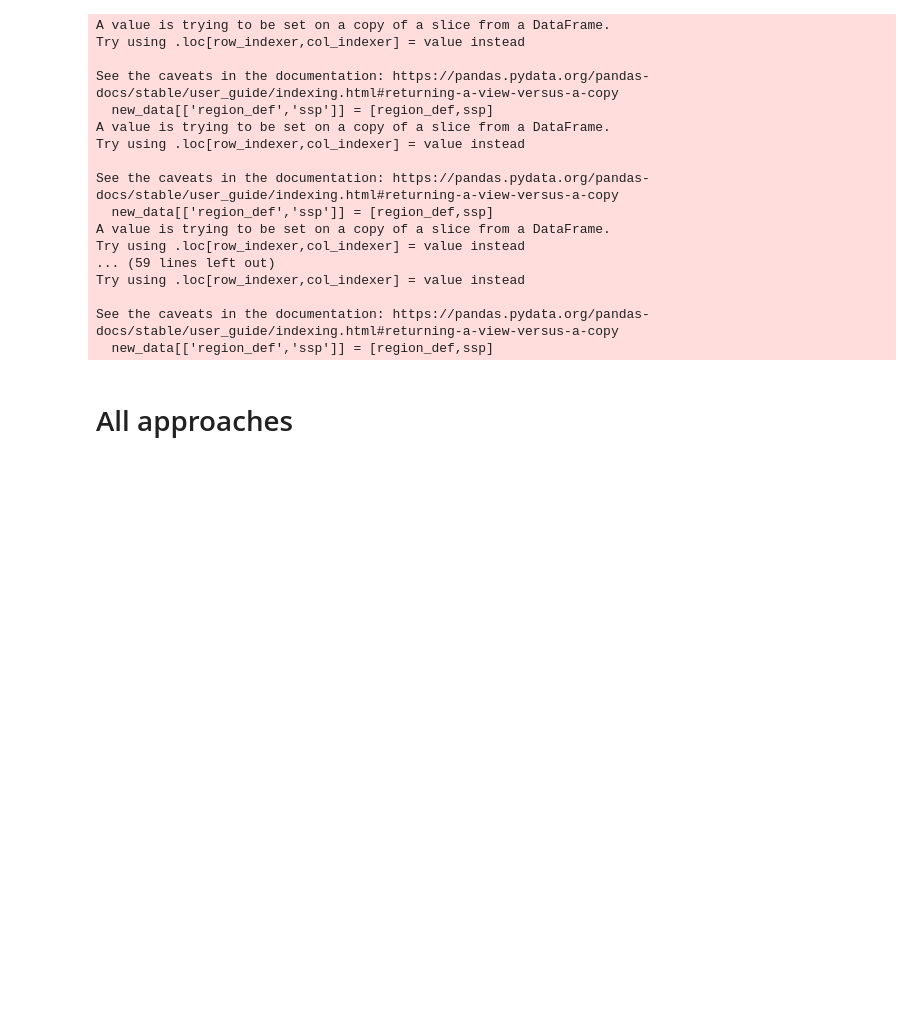
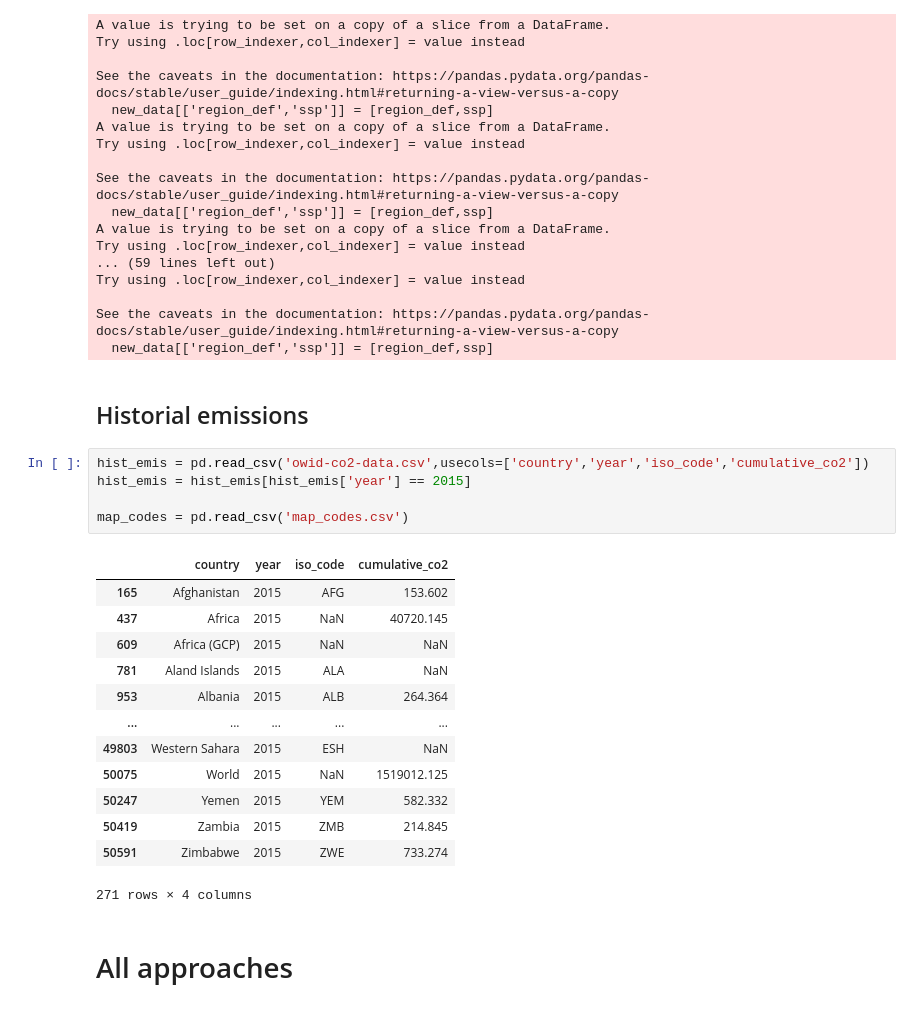
Before and after one commit to DanielPerezF/ClimateChange-WISE-project, a Jupyter notebook: region_data.ipynb, the cells around one changed output. Saved outputs shown, nothing was run; the diff lists cells and outputs as text; blank space fills up the shorter version.

Commit message:
Added historical emissions shares

```diff
--- a/region_data.ipynb
+++ b/region_data.ipynb
@@ -207,6 +207,27 @@ Try using .loc[row_indexer,col_indexer] = value instead
 
 See the caveats in the documentation: https://pandas.pydata.org/pandas-docs/stable/user_guide/indexing.html#returning-a-view-versus-a-copy
   new_data[['region_def','ssp']] = [region_def,ssp]
+# %% [markdown]
+## Historial emissions
+# %%
+hist_emis = pd.read_csv('owid-co2-data.csv',usecols=['country','year','iso_code','cumulative_co2'])
+hist_emis = hist_emis[hist_emis['year'] == 2015]
+
+map_codes = pd.read_csv('map_codes.csv')
+# %% [output]
+|  | country | year | iso_code | cumulative_co2 |
+| 165 | Afghanistan | 2015 | AFG | 153.602 |
+| 437 | Africa | 2015 | NaN | 40720.145 |
+| 609 | Africa (GCP) | 2015 | NaN | NaN |
+| 781 | Aland Islands | 2015 | ALA | NaN |
+| 953 | Albania | 2015 | ALB | 264.364 |
+| ... | ... | ... | ... | ... |
+| 49803 | Western Sahara | 2015 | ESH | NaN |
+| 50075 | World | 2015 | NaN | 1519012.125 |
+| 50247 | Yemen | 2015 | YEM | 582.332 |
+| 50419 | Zambia | 2015 | ZMB | 214.845 |
+| 50591 | Zimbabwe | 2015 | ZWE | 733.274 |
+271 rows × 4 columns
 # %% [markdown]
 # All approaches
 # %%
```
Also changed, not shown: parts of 1 cell of this notebook, 5 other files.
